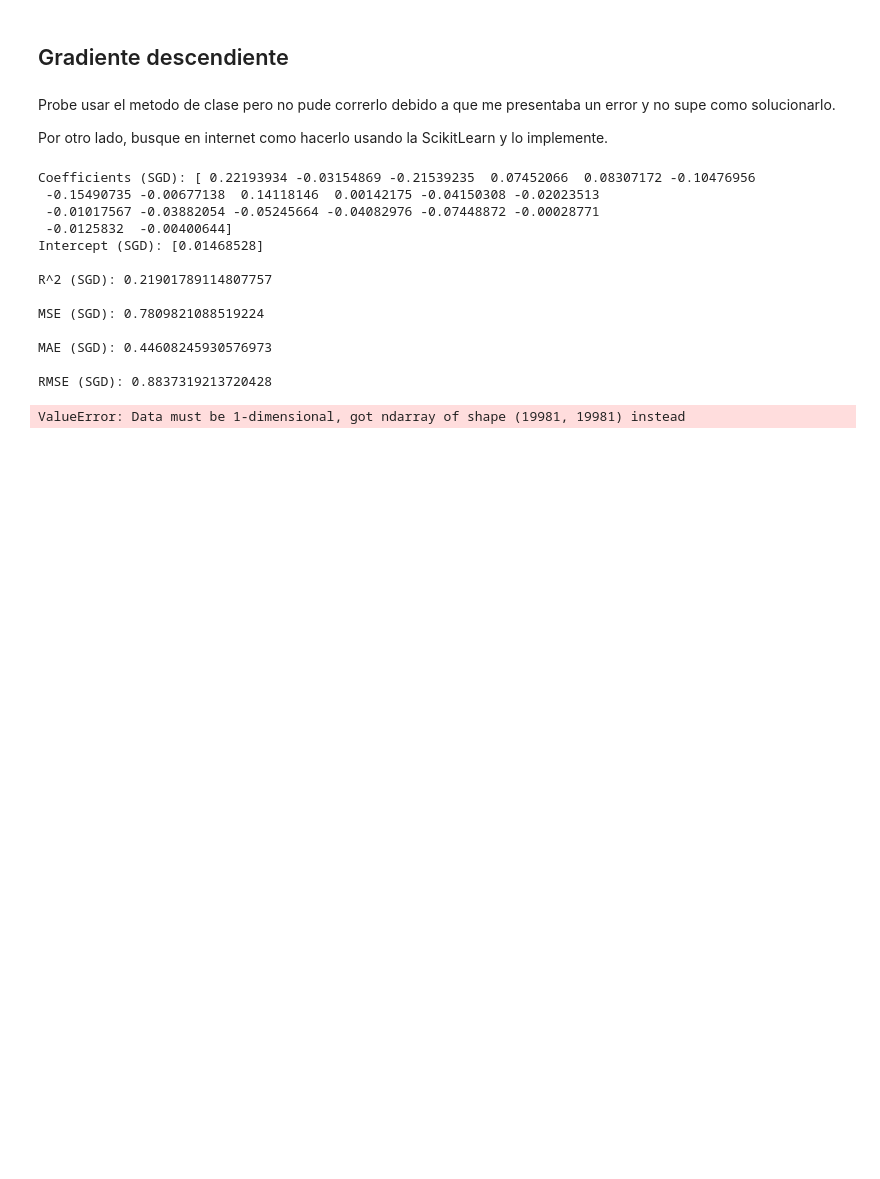
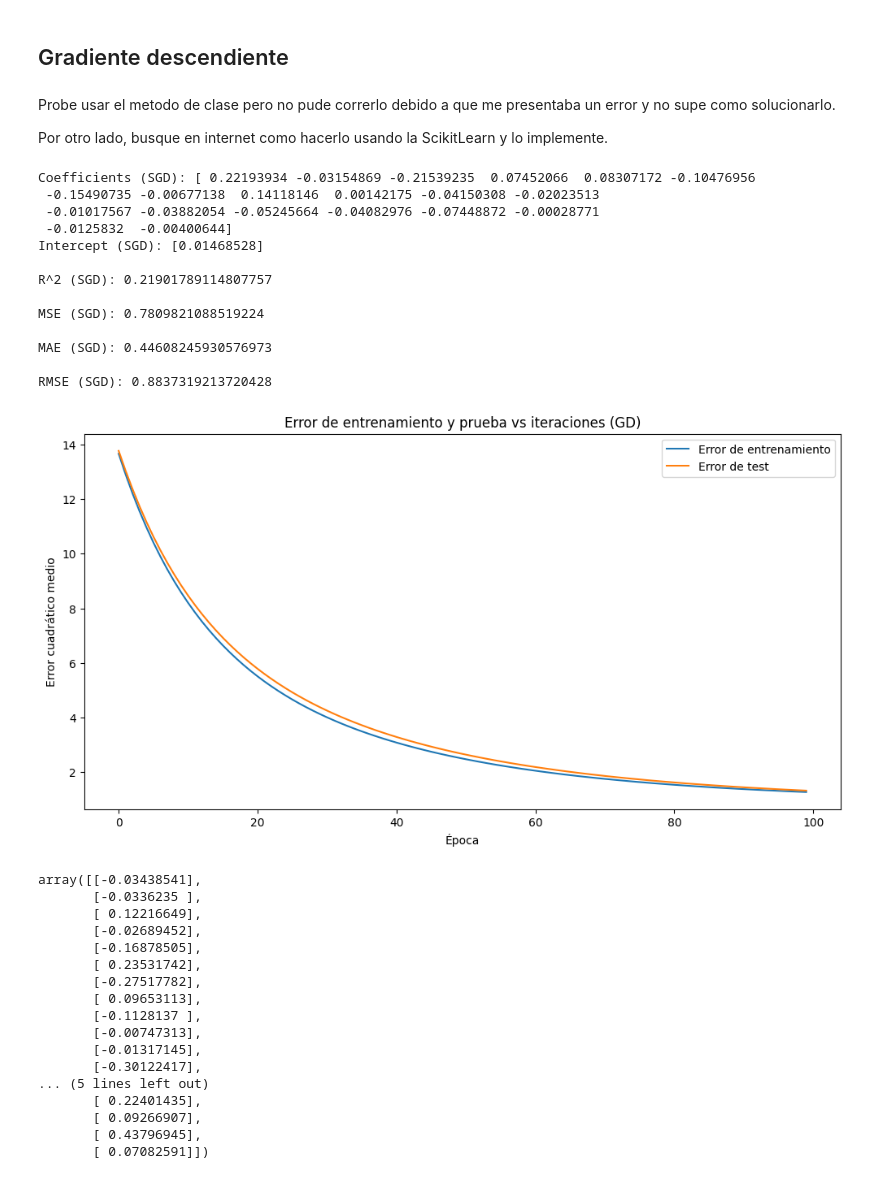
Before and after one commit to franciscoryb1/AA1-TUIA-RodriguezYBarros, a Jupyter notebook: tp.ipynb, the cells around one changed output. Saved outputs shown, nothing was run; the diff lists cells and outputs as text; code cells hidden in the pictures; blank space fills up the shorter version.

```diff
--- a/tp.ipynb
+++ b/tp.ipynb
@@ -1558,6 +1558,9 @@ MSE (SGD): 0.7809821088519224
 MAE (SGD): 0.44608245930576973
 
 RMSE (SGD): 0.8837319213720428
+# %%
+y_train_gd = y_train.values.reshape(-1, 1)
+y_test_gd = y_test.values.reshape(-1, 1)
 # %%
 def gradient_descent(X_train, y_train, X_test, y_test, lr=0.01, epochs=100):
     """
@@ -1624,6 +1627,23 @@ def gradient_descent(X_train, y_train, X_test, y_test, lr=0.01, epochs=100):
 
     return W
 # %%
-gradient_descent(X_train, y_train, X_test, y_test, lr=0.01, epochs=100)
+gradient_descent(X_train, y_train_gd, X_test, y_test_gd, lr=0.01, epochs=100)
 # %% [output]
+[figure, added]
-ValueError: Data must be 1-dimensional, got ndarray of shape (19981, 19981) instead
+array([[-0.03438541],
+       [-0.0336235 ],
+       [ 0.12216649],
+       [-0.02689452],
+       [-0.16878505],
+       [ 0.23531742],
+       [-0.27517782],
+       [ 0.09653113],
+       [-0.1128137 ],
+       [-0.00747313],
+       [-0.01317145],
+       [-0.30122417],
+... (5 lines left out)
+       [ 0.22401435],
+       [ 0.09266907],
+       [ 0.43796945],
+       [ 0.07082591]])
```
Also changed, not shown: parts of 4 cells of this notebook.
